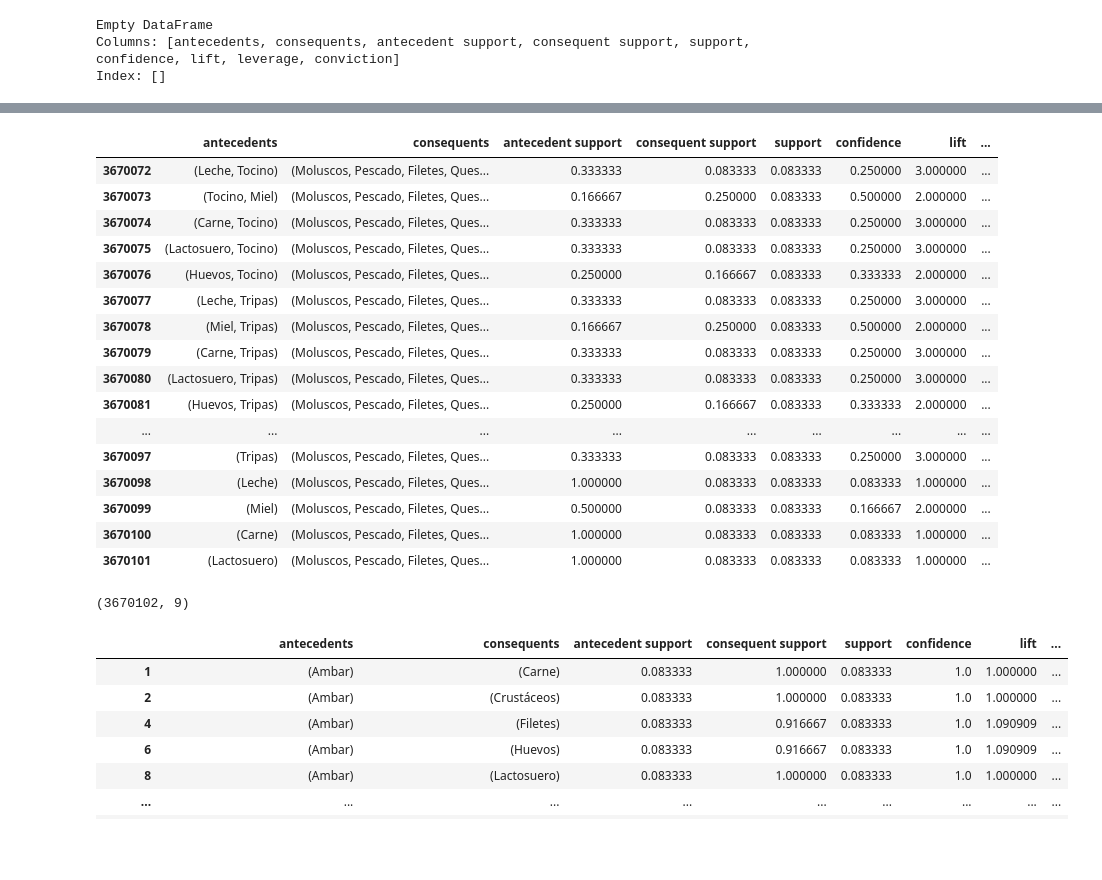
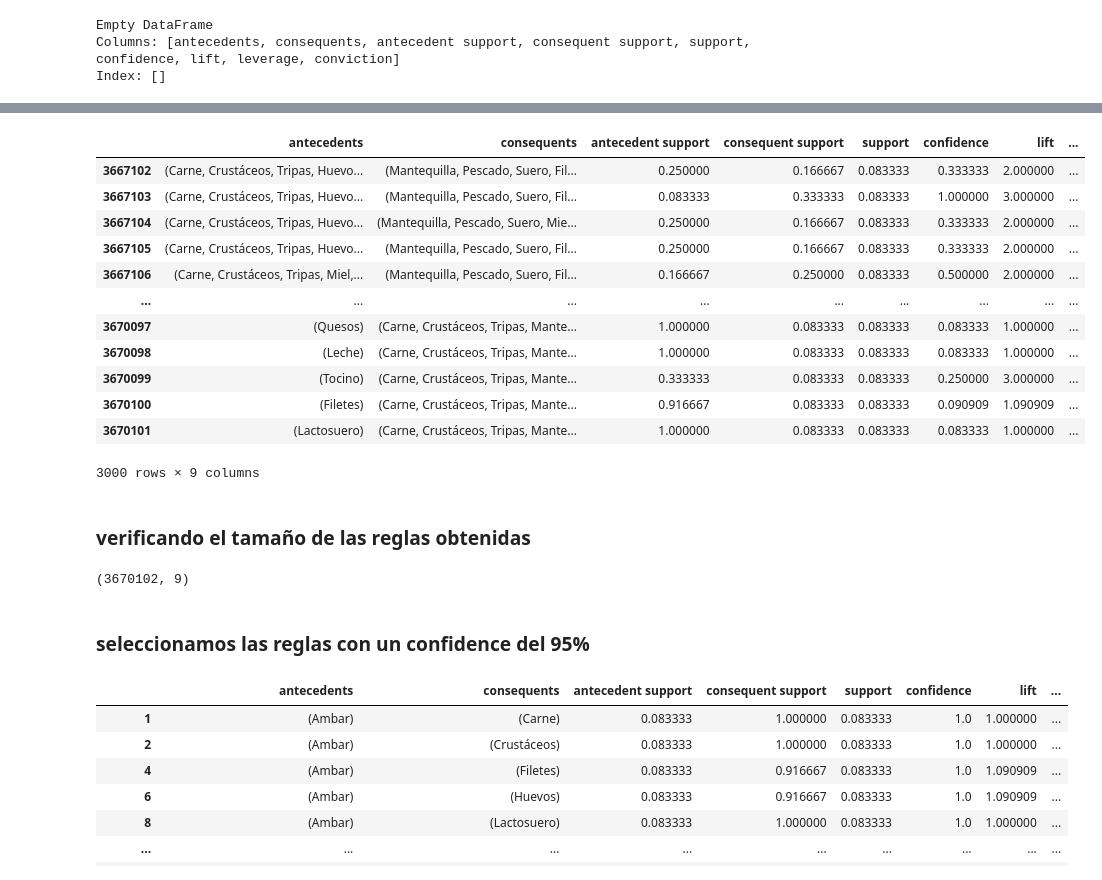
Before and after one commit to ifmm87/mineria-datos, a Jupyter notebook: notebooks/Reglas_Asociacion_importaciones.ipynb, the cells around one changed output, grey strips where cells are left out. Drawn from its saved outputs; the diff is of its cells as text; code cells hidden in the pictures; blank space fills up the shorter version.

```diff
--- a/notebooks/Reglas_Asociacion_importaciones.ipynb
+++ b/notebooks/Reglas_Asociacion_importaciones.ipynb
@@ -115,27 +162,27 @@ rules.head(20)
 # %%
-rules.tail(30)
+rules.tail(3000)
 # %% [output]
 |  | antecedents | consequents | antecedent support | consequent support | support | confidence | lift | ... |
-| 3670072 | (Leche, Tocino) | (Moluscos, Pescado, Filetes, Ques... | 0.333333 | 0.083333 | 0.083333 | 0.250000 | 3.000000 | ... |
-| 3670073 | (Tocino, Miel) | (Moluscos, Pescado, Filetes, Ques... | 0.166667 | 0.250000 | 0.083333 | 0.500000 | 2.000000 | ... |
-| 3670074 | (Carne, Tocino) | (Moluscos, Pescado, Filetes, Ques... | 0.333333 | 0.083333 | 0.083333 | 0.250000 | 3.000000 | ... |
-| 3670075 | (Lactosuero, Tocino) | (Moluscos, Pescado, Filetes, Ques... | 0.333333 | 0.083333 | 0.083333 | 0.250000 | 3.000000 | ... |
-| 3670076 | (Huevos, Tocino) | (Moluscos, Pescado, Filetes, Ques... | 0.250000 | 0.166667 | 0.083333 | 0.333333 | 2.000000 | ... |
-| 3670077 | (Leche, Tripas) | (Moluscos, Pescado, Filetes, Ques... | 0.333333 | 0.083333 | 0.083333 | 0.250000 | 3.000000 | ... |
-| 3670078 | (Miel, Tripas) | (Moluscos, Pescado, Filetes, Ques... | 0.166667 | 0.250000 | 0.083333 | 0.500000 | 2.000000 | ... |
-| 3670079 | (Carne, Tripas) | (Moluscos, Pescado, Filetes, Ques... | 0.333333 | 0.083333 | 0.083333 | 0.250000 | 3.000000 | ... |
-| 3670080 | (Lactosuero, Tripas) | (Moluscos, Pescado, Filetes, Ques... | 0.333333 | 0.083333 | 0.083333 | 0.250000 | 3.000000 | ... |
-| 3670081 | (Huevos, Tripas) | (Moluscos, Pescado, Filetes, Ques... | 0.250000 | 0.166667 | 0.083333 | 0.333333 | 2.000000 | ... |
+| 3667102 | (Carne, Crustáceos, Tripas, Huevo... | (Mantequilla, Pescado, Suero, Fil... | 0.250000 | 0.166667 | 0.083333 | 0.333333 | 2.000000 | ... |
+| 3667103 | (Carne, Crustáceos, Tripas, Huevo... | (Mantequilla, Pescado, Suero, Fil... | 0.083333 | 0.333333 | 0.083333 | 1.000000 | 3.000000 | ... |
+| 3667104 | (Carne, Crustáceos, Tripas, Huevo... | (Mantequilla, Pescado, Suero, Mie... | 0.250000 | 0.166667 | 0.083333 | 0.333333 | 2.000000 | ... |
+| 3667105 | (Carne, Crustáceos, Tripas, Huevo... | (Mantequilla, Pescado, Suero, Fil... | 0.250000 | 0.166667 | 0.083333 | 0.333333 | 2.000000 | ... |
+| 3667106 | (Carne, Crustáceos, Tripas, Miel,... | (Mantequilla, Pescado, Suero, Fil... | 0.166667 | 0.250000 | 0.083333 | 0.500000 | 2.000000 | ... |
 | ... | ... | ... | ... | ... | ... | ... | ... | ... |
-| 3670097 | (Tripas) | (Moluscos, Pescado, Filetes, Ques... | 0.333333 | 0.083333 | 0.083333 | 0.250000 | 3.000000 | ... |
-| 3670098 | (Leche) | (Moluscos, Pescado, Filetes, Ques... | 1.000000 | 0.083333 | 0.083333 | 0.083333 | 1.000000 | ... |
-| 3670099 | (Miel) | (Moluscos, Pescado, Filetes, Ques... | 0.500000 | 0.083333 | 0.083333 | 0.166667 | 2.000000 | ... |
-| 3670100 | (Carne) | (Moluscos, Pescado, Filetes, Ques... | 1.000000 | 0.083333 | 0.083333 | 0.083333 | 1.000000 | ... |
-| 3670101 | (Lactosuero) | (Moluscos, Pescado, Filetes, Ques... | 1.000000 | 0.083333 | 0.083333 | 0.083333 | 1.000000 | ... |
+| 3670097 | (Quesos) | (Carne, Crustáceos, Tripas, Mante... | 1.000000 | 0.083333 | 0.083333 | 0.083333 | 1.000000 | ... |
+| 3670098 | (Leche) | (Carne, Crustáceos, Tripas, Mante... | 1.000000 | 0.083333 | 0.083333 | 0.083333 | 1.000000 | ... |
+| 3670099 | (Tocino) | (Carne, Crustáceos, Tripas, Mante... | 0.333333 | 0.083333 | 0.083333 | 0.250000 | 3.000000 | ... |
+| 3670100 | (Filetes) | (Carne, Crustáceos, Tripas, Mante... | 0.916667 | 0.083333 | 0.083333 | 0.090909 | 1.090909 | ... |
+| 3670101 | (Lactosuero) | (Carne, Crustáceos, Tripas, Mante... | 1.000000 | 0.083333 | 0.083333 | 0.083333 | 1.000000 | ... |
+3000 rows × 9 columns
+# %% [markdown]
+### verificando el tamaño de las reglas obtenidas
 # %%
 print(rules.shape)
 # %% [output]
 (3670102, 9)
+# %% [markdown]
+### seleccionamos las reglas con un confidence del 95%
 # %%
 rules[rules['confidence']>=.95]
 # %% [output]
```
Also changed, not shown: parts of 11 cells of this notebook, 11 other files.
